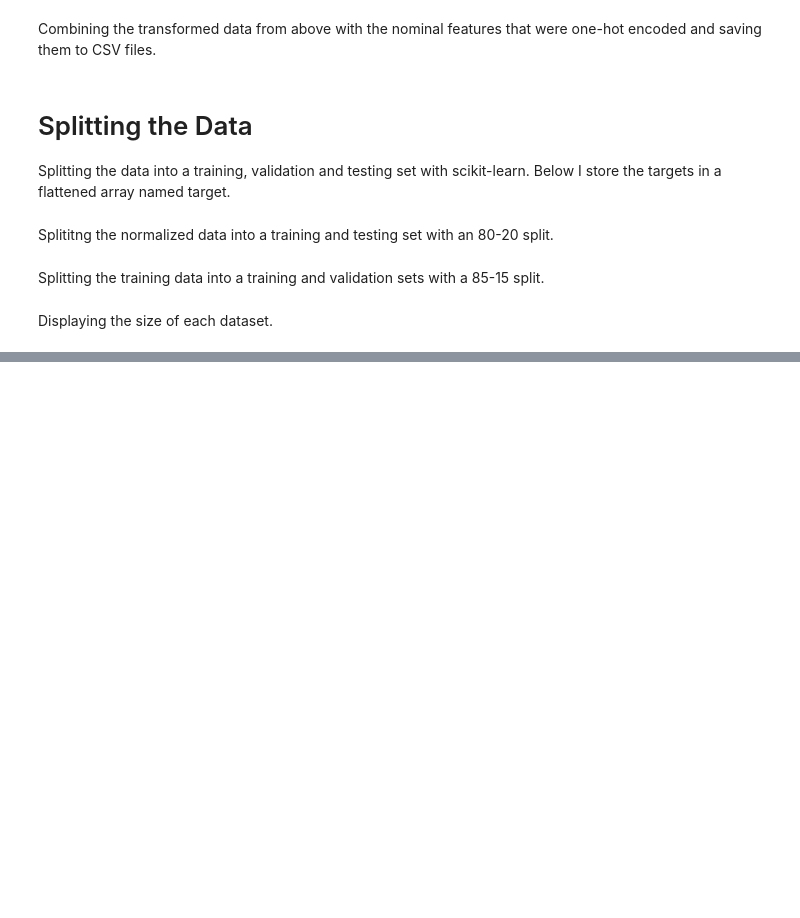
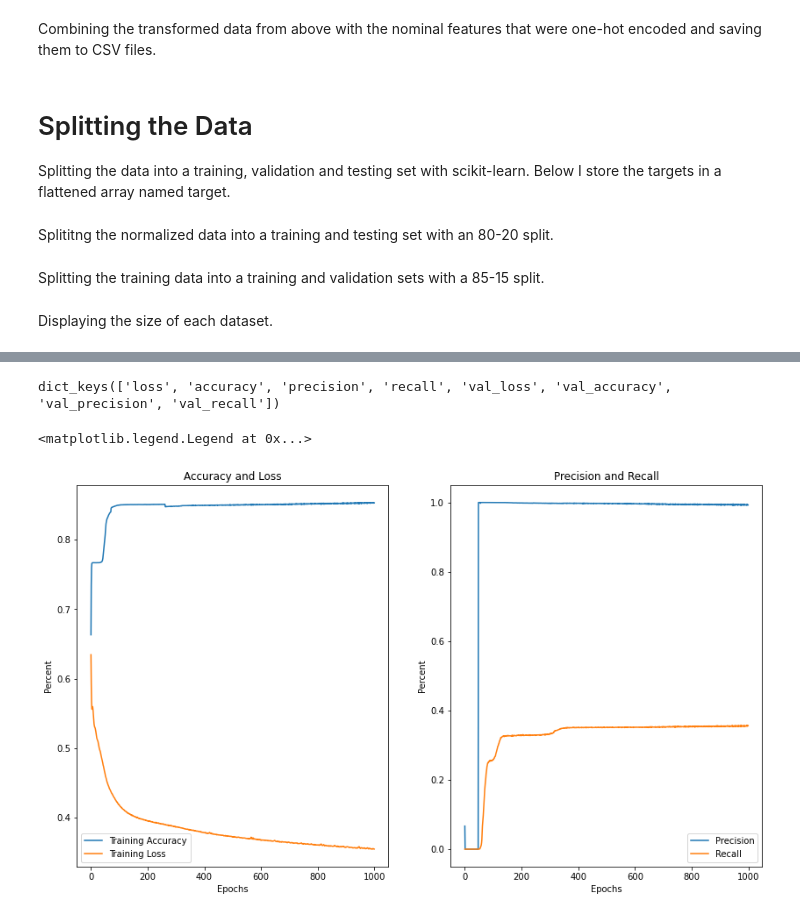
Before and after one commit to gradnerj/cs6600-class-project, a Jupyter notebook: cs5600-final-project.ipynb, the cells around one changed output, grey strips where cells are left out. Drawn from its saved outputs; the diff is of its cells as text; code cells hidden in the pictures; blank space fills up the shorter version.

```diff
--- a/cs5600-final-project.ipynb
+++ b/cs5600-final-project.ipynb
@@ -417,0 +606,4 @@ Train Target Shape: (473086, 1)  | Val Target Shape: (83486, 1)  | Test Target S
+# %%
+dataset_train = tf.data.Dataset.from_tensors((x_train_n, y_train_n))
+dataset_val = tf.data.Dataset.from_tensors((x_val_n, y_val_n))
+dataset_train.shuffle(5000)
@@ -417,0 +631,2 @@ Train Target Shape: (473086, 1)  | Val Target Shape: (83486, 1)  | Test Target S
+# %%
+model = build_model()
@@ -417,0 +650,3 @@ Train Target Shape: (473086, 1)  | Val Target Shape: (83486, 1)  | Test Target S
+# %%
+num_epochs = tf.Variable(1000, dtype=tf.int64)
+num_epochs
@@ -417,0 +655,4 @@ Train Target Shape: (473086, 1)  | Val Target Shape: (83486, 1)  | Test Target S
+# %%
+with tf.device('/gpu:0'):
+    tf.keras.backend.clear_session()
+    training_history = model.fit(dataset_train, epochs=num_epochs.value(), validation_data=dataset_val)
@@ -417,0 +677,35 @@ Train Target Shape: (473086, 1)  | Val Target Shape: (83486, 1)  | Test Target S
+# %%
+training_history.history.keys()
+# %% [output]
+dict_keys(['loss', 'accuracy', 'precision', 'recall', 'val_loss', 'val_accuracy', 'val_precision', 'val_recall'])
+# %%
+train_acc = training_history.history['accuracy']
+train_loss = training_history.history['loss']
+
+precision = training_history.history['precision']
+recall = training_history.history['recall']
+
+epochs_range = range(num_epochs.value())
+
+plt.figure(figsize=(14, 8))
+
+plt.subplot(1, 2, 1)
+plt.xlabel('Epochs')
+plt.ylabel('Percent')
+plt.plot(epochs_range, train_acc, label='Training Accuracy')
+plt.plot(epochs_range, train_loss, label='Training Loss')
+
+plt.title('Accuracy and Loss')
+plt.legend()
+
+plt.subplot(1, 2, 2)
+
+plt.plot(epochs_range, precision, label='Precision')
+plt.plot(epochs_range, recall, label='Recall')
+plt.xlabel('Epochs')
+plt.ylabel('Percent')
+plt.title('Precision and Recall')
+plt.legend()
+# %% [output]
+<matplotlib.legend.Legend at 0x...>
+[figure, added]
```
Also changed, not shown: parts of 64 cells of this notebook.
